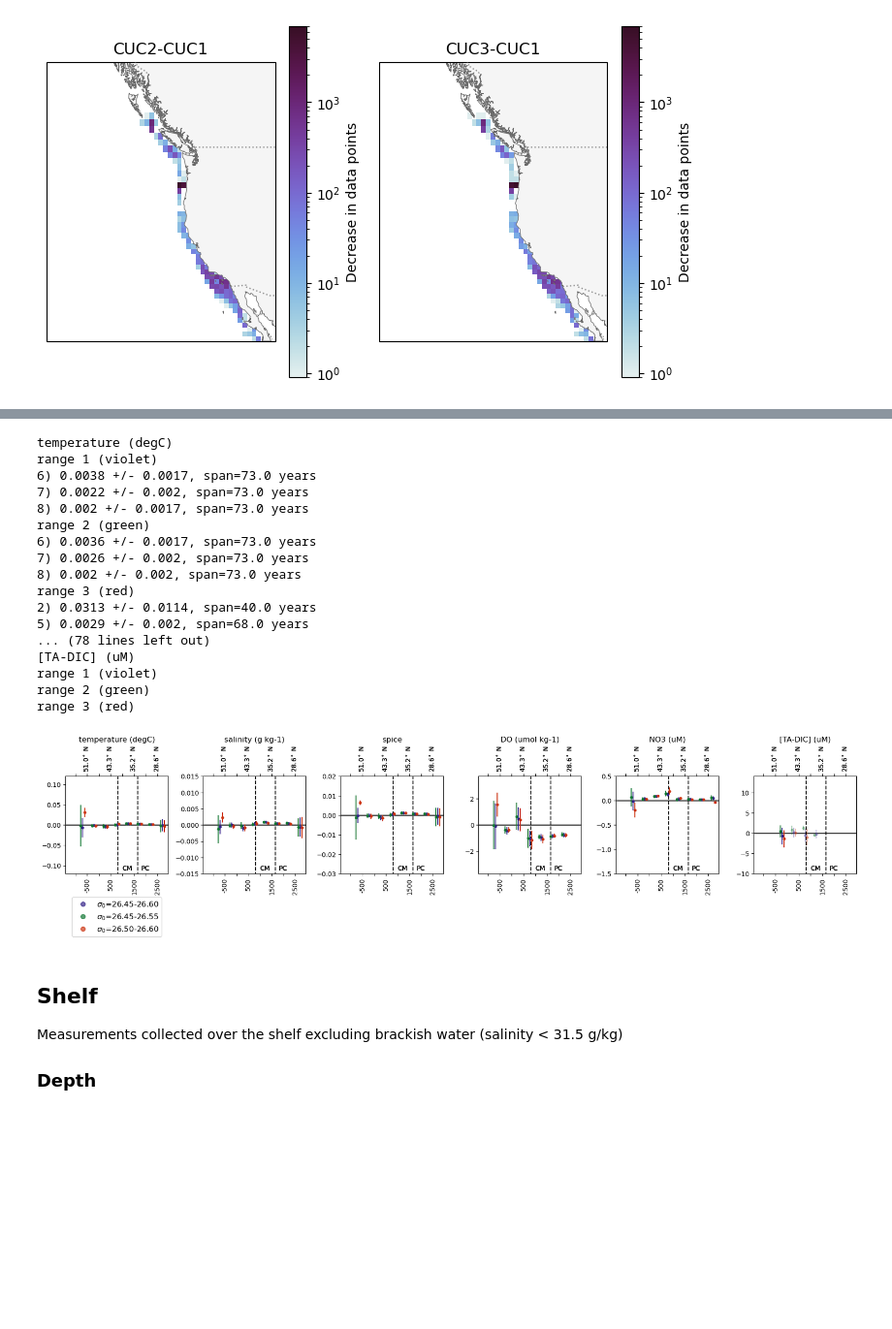
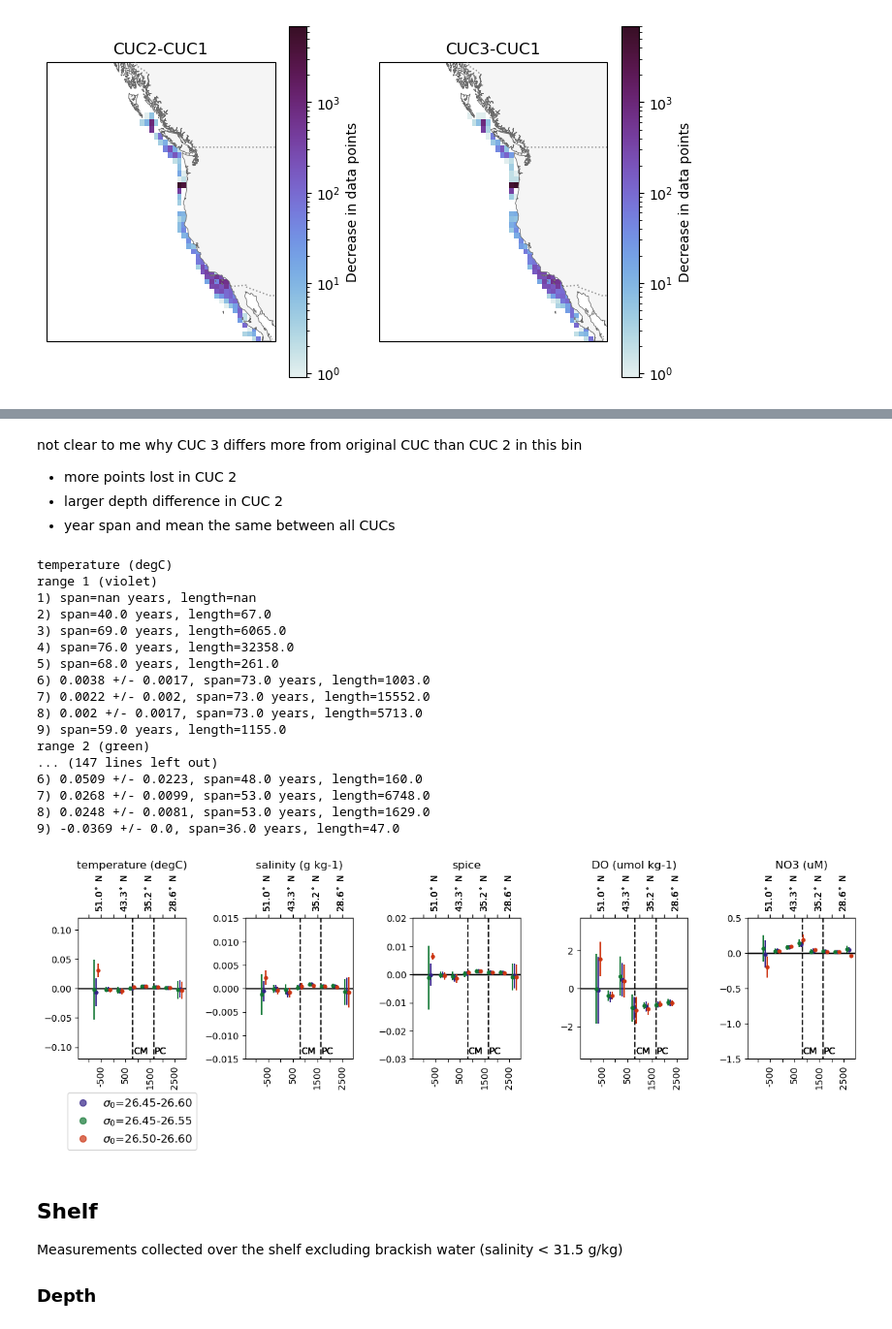
Before and after one commit to UBC-MOAD/analysis-becca, a Jupyter notebook: Synthesis/sensitivity.ipynb, the cells around one changed output, grey strips where cells are left out. Shown at 97% size. Drawn from its saved outputs; the diff is of its cells as text; code cells hidden in the pictures; blank space fills up the shorter version.

Commit message:
deeper look into why northernmost bins are more sensitive

```diff
--- a/Synthesis/sensitivity.ipynb
+++ b/Synthesis/sensitivity.ipynb
@@ -31,3 +31,7 @@ Index(['time', 'longitude (degrees_east)', 'latitude (degrees_north)',
        'current', 'location', '[TA-DIC] (uM)', 'year', 'month', 'NSdist',
        'EWdist'],
       dtype='object')
+# %%
+dmin, dmax = -1415, 2950
+edges   = np.linspace(dmin, dmax, 10)
+edges
@@ -54,6 +61,7 @@ def plot_ratediff_NS_CI(obs_used,var_string, ax, colour, *,
     slopes      = np.full(n_bins, np.nan)
     lo95        = np.full(n_bins, np.nan)
     hi95        = np.full(n_bins, np.nan)
+    count       = np.full(n_bins, np.nan)
     year_span   = np.full(n_bins, np.nan)   # NaN => excluded
     n_years_arr = np.full(n_bins, np.nan)
 
@@ -71,6 +79,9 @@ def plot_ratediff_NS_CI(obs_used,var_string, ax, colour, *,
             "year": years_all[msk].astype(float),
             "val":  y_all[msk].astype(float)
         })
+
+        # count the number of data points going into this calculation in each bin
+        count[i] = len(df_bin)
 
         # distinct years and span
         n_years = len(set(df_bin["year"]))
@@ -151,7 +162,7 @@ def plot_ratediff_NS_CI(obs_used,var_string, ax, colour, *,
     ax.set_zorder(3)
     ax.patch.set_alpha(0)
 
-    return slopes, hi95-slopes, year_span
+    return slopes, hi95-slopes, year_span, count
 # %% [markdown]
 ## CUC
 starting with the CUC bc it feels the most straightforward
@@ -292,67 +424,80 @@ plt.tight_layout()
+# %% [markdown]
+not clear to me why CUC 3 differs more from original CUC than CUC 2 in this bin <br>
+- more points lost in CUC 2
+- larger depth difference in CUC 2
+- year span and mean the same between all CUCs
 # %%
 # now looking at how trends change with this new definition
 varstrings = ['temperature (degC)','salinity (g kg-1)', 'spice',
-       'DO (umol kg-1)', 'NO3 (uM)','[TA-DIC] (uM)']
+       'DO (umol kg-1)', 'NO3 (uM)']
 
-fig,ax = plt.subplots(1,len(varstrings),figsize=[3*len(varstrings),5])
+fig,ax = plt.subplots(1,len(varstrings),figsize=[2.5*len(varstrings),5])
 
 for i in range(len(varstrings)):
     print(varstrings[i])
 
     ax[i].set_title(varstrings[i])
-    slopes, yerr, span = plot_ratediff_NS_CI(cuc1,varstrings[i], ax[i], '#332288')
+    slopes, yerr, span, count = plot_ratediff_NS_CI(cuc1,varstrings[i], ax[i], '#332288')
     print('range 1 (violet)')
     for j in range(len(slopes)):
         if (abs(slopes[j]) > yerr[j]) and span[j] > 30:
-            print(f"{j+1}) {np.round(slopes[j],4)} +/- {np.round(yerr[j],4)}, span={span[j]} years")
+            print(f"{j+1}) {np.round(slopes[j],4)} +/- {np.round(yerr[j],4)}, span={span[j]} years, length={count[j]}")
+        else:
+            print(f"{j+1}) span={span[j]} years, length={count[j]}")
 
     print('range 2 (green)')
-    slopes, yerr, span = plot_ratediff_NS_CI(cuc2,varstrings[i], ax[i], '#117733',offset=-80)
+    slopes, yerr, span, count = plot_ratediff_NS_CI(cuc2,varstrings[i], ax[i], '#117733',offset=-80)
     for j in range(len(slopes)):
         if (abs(slopes[j]) > yerr[j]) and span[j] > 30:
-            print(f"{j+1}) {np.round(slopes[j],4)} +/- {np.round(yerr[j],4)}, span={span[j]} years")
+            print(f"{j+1}) {np.round(slopes[j],4)} +/- {np.round(yerr[j],4)}, span={span[j]} years, length={count[j]}")
+        else:
+            print(f"{j+1}) span={span[j]} years, length={count[j]}")
 
     print('range 3 (red)')
-    slopes, yerr, span = plot_ratediff_NS_CI(cuc3,varstrings[i], ax[i], '#CC3311',offset=80)
+    slopes, yerr, span, count = plot_ratediff_NS_CI(cuc3,varstrings[i], ax[i], '#CC3311',offset=80)
     for j in range(len(slopes)):
         if (abs(slopes[j]) > yerr[j]) and span[j] > 30:
-            print(f"{j+1}) {np.round(slopes[j],4)} +/- {np.round(yerr[j],4)}, span={span[j]} years")
+            print(f"{j+1}) {np.round(slopes[j],4)} +/- {np.round(yerr[j],4)}, span={span[j]} years, length={count[j]}")
+        else:
+            print(f"{j+1}) span={span[j]} years, length={count[j]}")
 
     print('\n')
 
 # # build legend handles
 legend_handles = []
 inlegend = ["$\sigma_0$=26.45-26.60",'$\sigma_0$=26.45-26.55','$\sigma_0$=26.50-26.60']
 colours = ['#332288', '#117733', '#CC3311']
 markers = ['o','o','o']
 for i in range(len(inlegend)):
     legend_handles.append(mlines.Line2D([], [],
                           marker=markers[i], linestyle='None',markersize=7,
                           markeredgecolor=colours[i], markerfacecolor=colours[i],alpha=0.7,
                           label=inlegend[i]))
 # Add a figure-wide legend below the subplots
 ax[0].legend(handles=legend_handles, loc='upper center', ncol=1, bbox_to_anchor=(0.5, -0.2), frameon=True,fontsize=12)
 
 plt.tight_layout()
+
+plt.savefig('/ocean/rbeutel/MOAD/analysis-becca/Synthesis/output/Sensitivity_CUC.pdf')
 # %% [output]
 temperature (degC)
 range 1 (violet)
-6) 0.0038 +/- 0.0017, span=73.0 years
-7) 0.0022 +/- 0.002, span=73.0 years
-8) 0.002 +/- 0.0017, span=73.0 years
+1) span=nan years, length=nan
+2) span=40.0 years, length=67.0
+3) span=69.0 years, length=6065.0
+4) span=76.0 years, length=32358.0
+5) span=68.0 years, length=261.0
+6) 0.0038 +/- 0.0017, span=73.0 years, length=1003.0
+7) 0.0022 +/- 0.002, span=73.0 years, length=15552.0
+8) 0.002 +/- 0.0017, span=73.0 years, length=5713.0
+9) span=59.0 years, length=1155.0
 range 2 (green)
-6) 0.0036 +/- 0.0017, span=73.0 years
-7) 0.0026 +/- 0.002, span=73.0 years
-8) 0.002 +/- 0.002, span=73.0 years
-range 3 (red)
-2) 0.0313 +/- 0.0114, span=40.0 years
-5) 0.0029 +/- 0.002, span=68.0 years
-... (78 lines left out)
-[TA-DIC] (uM)
-range 1 (violet)
-range 2 (green)
-range 3 (red)
+... (147 lines left out)
+6) 0.0509 +/- 0.0223, span=48.0 years, length=160.0
+7) 0.0268 +/- 0.0099, span=53.0 years, length=6748.0
+8) 0.0248 +/- 0.0081, span=53.0 years, length=1629.0
+9) -0.0369 +/- 0.0, span=36.0 years, length=47.0
-[figure, old version]
+[figure, new version]
 # %% [markdown]
 ## Shelf
 Measurements collected over the shelf excluding brackish water (salinity < 31.5 g/kg)
```
Also changed, not shown: parts of 25 cells of this notebook.
